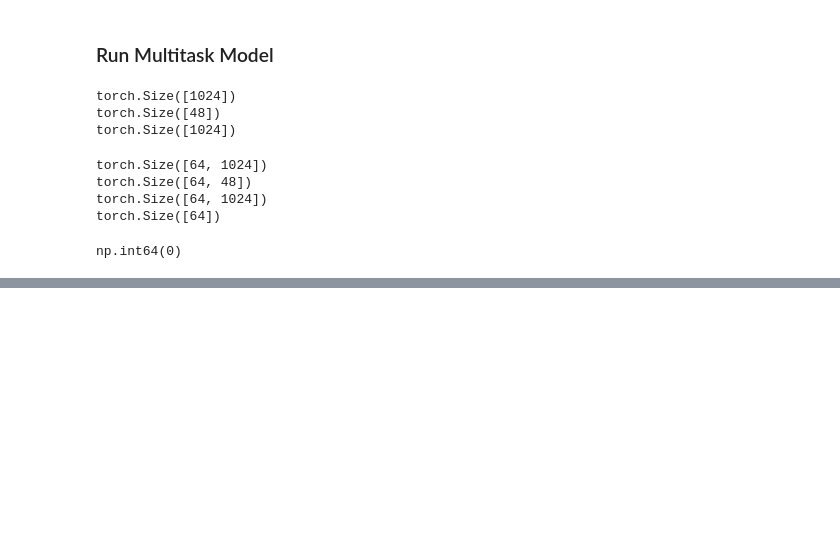
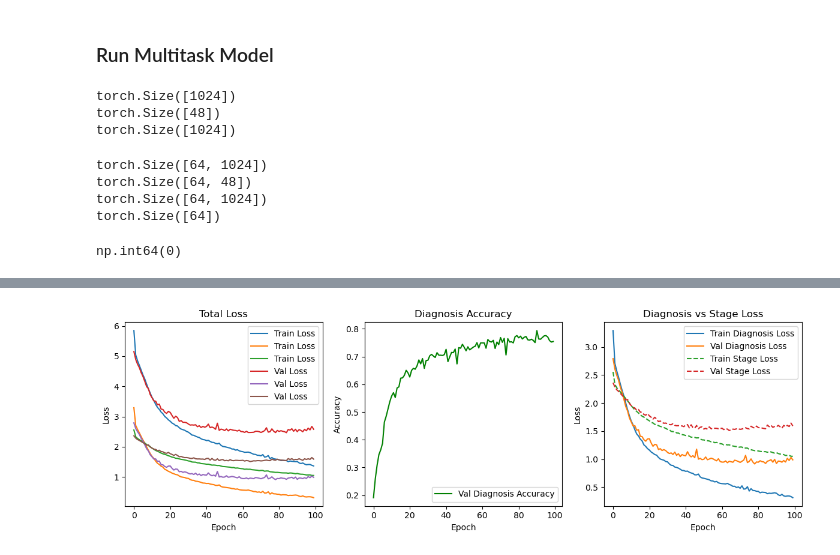
Before and after one commit to DongjaeLee23/CompBioFinal, a Jupyter notebook: mlp.ipynb, the cells around one changed output, grey strips where cells are left out. Saved outputs shown, nothing was run; the diff lists cells and outputs as text; code cells hidden in the pictures; blank space fills up the shorter version.

Commit message:
modularized train/eval + created plots

```diff
--- a/mlp.ipynb
+++ b/mlp.ipynb
@@ -458,3 +547,39 @@ np.int64(0)
+# %%
+import matplotlib.pyplot as plt
+# Plot total training and validation loss
+plt.figure(figsize=(12, 4))
+
+plt.subplot(1, 3, 1)
+plt.plot(train_losses, label='Train Loss')
+plt.plot(val_losses, label='Val Loss')
+plt.title('Total Loss')
+plt.xlabel('Epoch')
+plt.ylabel('Loss')
+plt.legend()
+
+# Plot diagnosis accuracy
+plt.subplot(1, 3, 2)
+plt.plot(val_accuracies, label='Val Diagnosis Accuracy', color='green')
+plt.title('Diagnosis Accuracy')
+plt.xlabel('Epoch')
+plt.ylabel('Accuracy')
+plt.legend()
+
+
+plt.subplot(1, 3, 3)
+plt.plot([loss for _, loss, _ in train_losses], label='Train Diagnosis Loss')
+plt.plot([loss for _, loss, _ in val_losses], label='Val Diagnosis Loss')
+plt.plot([loss for _, _, loss in train_losses], label='Train Stage Loss', linestyle='--')
+plt.plot([loss for _, _, loss in val_losses], label='Val Stage Loss', linestyle='--')
+plt.title('Diagnosis vs Stage Loss')
+plt.xlabel('Epoch')
+plt.ylabel('Loss')
+plt.legend()
+
+plt.tight_layout()
+plt.show()
+# %% [output]
+[figure, added]
 # %%
 # def train_multi(model, loader):
 num_epochs = 100
```
Also changed, not shown: parts of 7 cells of this notebook.
